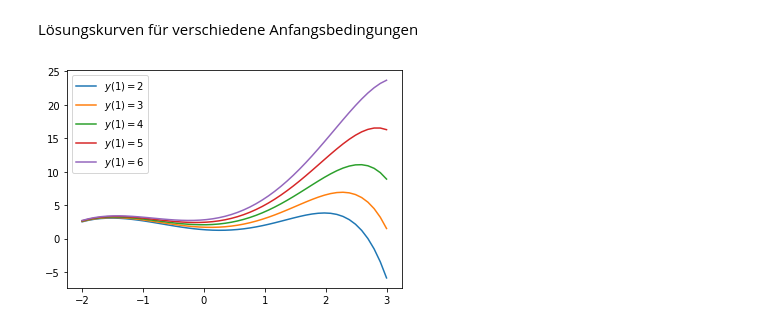
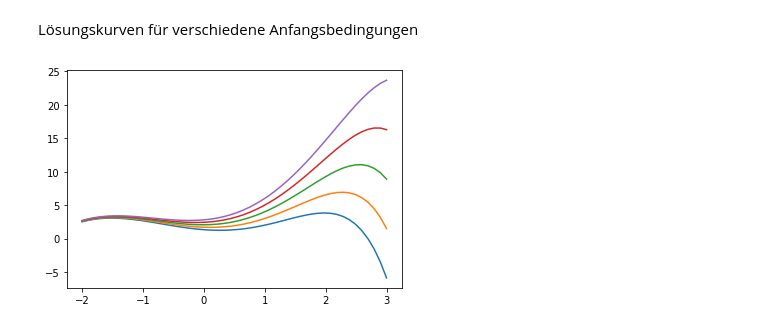
Before and after one commit to Ruediger-Braun/compana20, a Jupyter notebook: Lektion11.ipynb, the cells around one changed output. Cells and saved outputs as stored; diff of their text form; code cells hidden in the pictures.

```diff
--- a/Lektion11.ipynb
+++ b/Lektion11.ipynb
@@ -226,15 +226,14 @@ plot(phi_s, (x, -2, 3.5));
 # %% [markdown]
 Lösungskurven für verschiedene Anfangsbedingungen
 # %%
-plt.figure()
+fig = plt.figure()
+ax = fig.add_subplot(111)
 xn = np.linspace(-2,3)
 x0 = 1
 for y0 in range(2, 7):
     ab = Eq(phi.subs(x, x0), y0)
     ab_lsg = solve({ab})
     fn = lambdify(x, phi.subs(ab_lsg), 'numpy')
-    label = f'$ y({x0})={y0} $'
-    plt.plot(xn, fn(xn), label=label)
-plt.legend();
+    ax.plot(xn, fn(xn))
 # %% [output]
-[figure, old version]
+[figure, new version]
```
Also changed, not shown: parts of 25 cells of this notebook, 1 other file.
